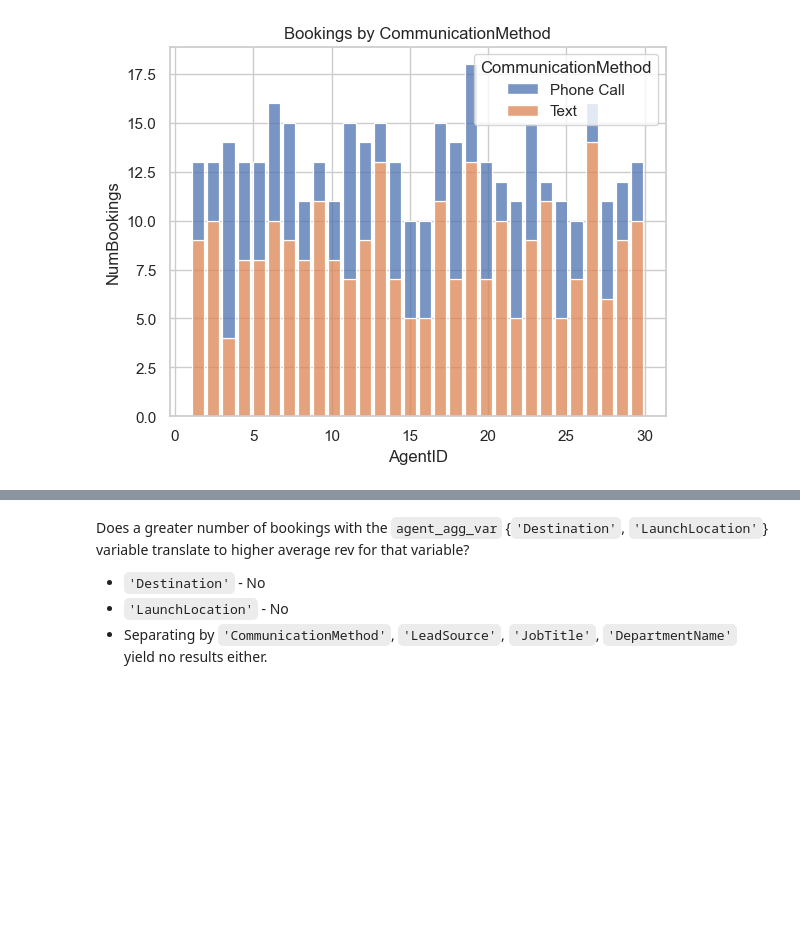
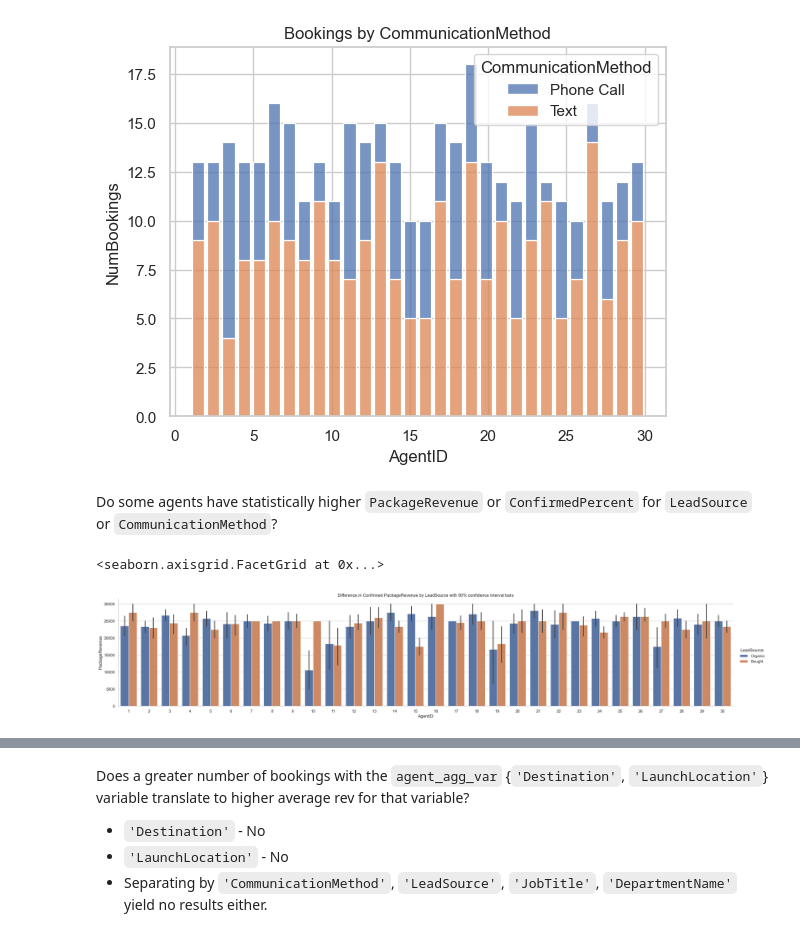
Before and after one commit to alex-b1729/space-challenge-analysis, a Jupyter notebook: analysis/exploratory.ipynb, the cells around one changed output, grey strips where cells are left out. Drawn from its saved outputs; the diff is of its cells as text; code cells hidden in the pictures; blank space fills up the shorter version.

Commit message:
add charts

```diff
--- a/analysis/exploratory.ipynb
+++ b/analysis/exploratory.ipynb
@@ -150,3 +150,23 @@ ax.set_title(f'Bookings by {bookings_by_var}')
 # %% [output]
 Text(0.5, 1.0, 'Bookings by CommunicationMethod')
 [figure]
+# %% [markdown]
+Do some agents have statistically higher `PackageRevenue` or `ConfirmedPercent` for `LeadSource` or `CommunicationMethod`?
+# %%
+ax = sns.catplot(
+    data=df[df['BookingStatus']=='Confirmed'],
+    kind='bar',
+    x='AgentID',
+    y='PackageRevenue',
+    # y='RealizedRevenue',
+    # y='IsConfirmed',
+    # hue='CommunicationMethod',
+    hue='LeadSource',
+    errorbar=('ci', 90),
+    aspect=5,
+)
+
+ax.set(title='Difference in Confirmed PackageRevenue by LeadSource with 90% confidence interval bars')
+# %% [output]
+<seaborn.axisgrid.FacetGrid at 0x...>
+[figure, added]
```
Also changed, not shown: parts of 9 cells of this notebook.
